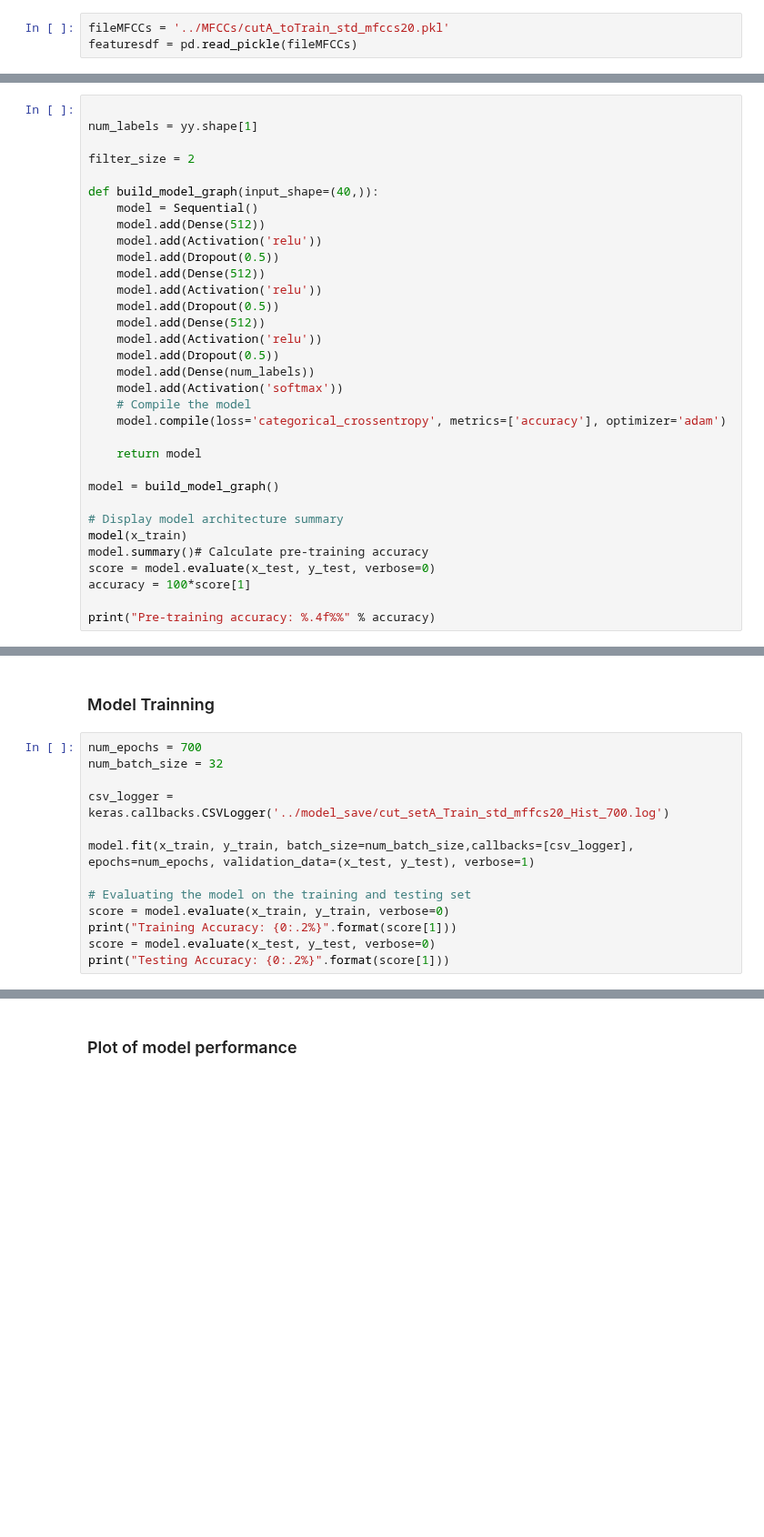
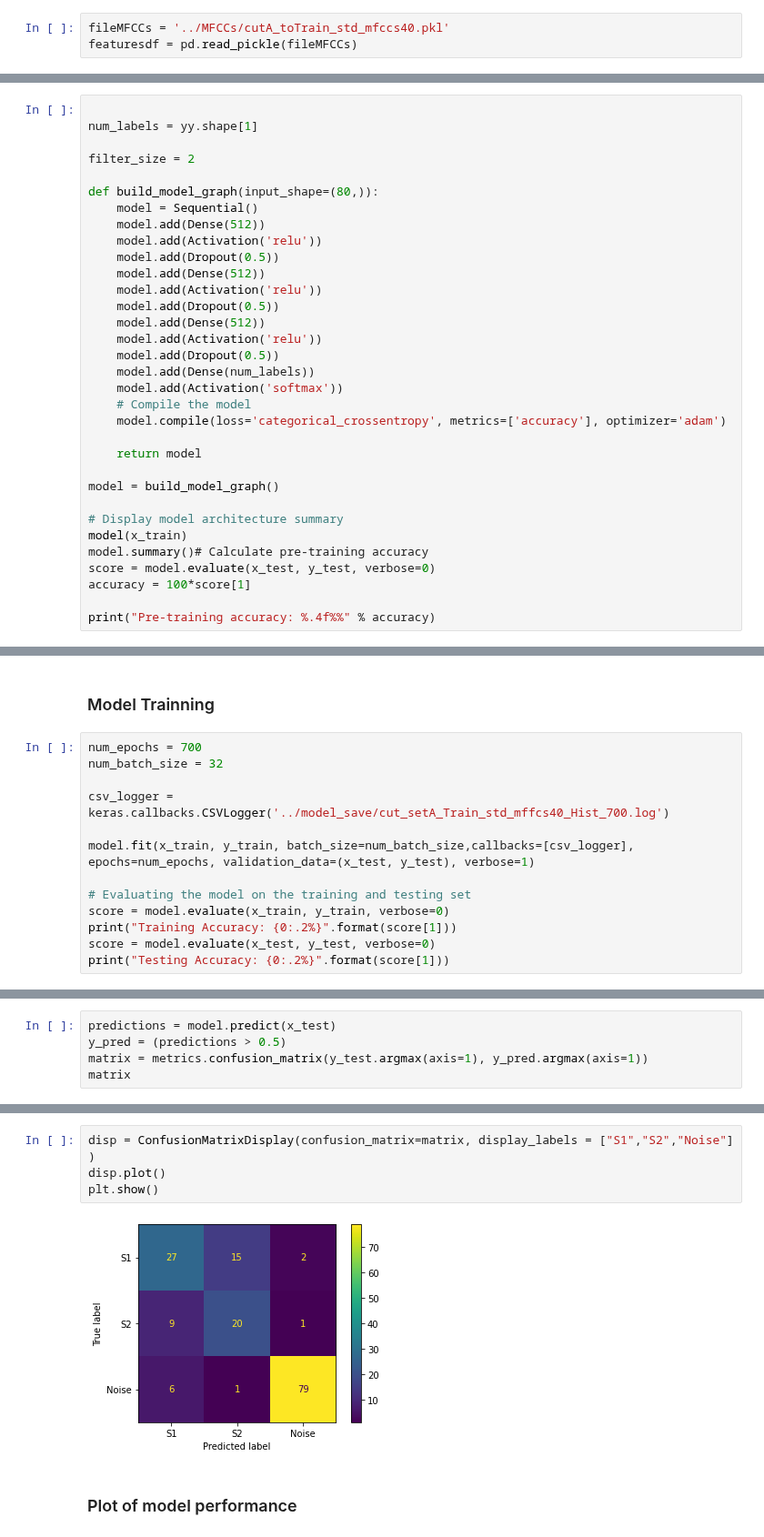
Before and after one commit to blackmountainb/taad-project, a Jupyter notebook: code/Model_Train.ipynb, the cells around one changed output, grey strips where cells are left out. Shown at 91% size. Cells and saved outputs as stored; diff of their text form; blank space fills up the shorter version.

```diff
--- a/code/Model_Train.ipynb
+++ b/code/Model_Train.ipynb
@@ -285,7 +99,7 @@ featuresdf.to_pickle('../MFCCs/cutA_toTrain_std_mfccs20.pkl')
 # %% [markdown]
 ### Load MFFCs from saved files
 # %%
-fileMFCCs = '../MFCCs/cutA_toTrain_std_mfccs20.pkl'
+fileMFCCs = '../MFCCs/cutA_toTrain_std_mfccs40.pkl'
 featuresdf = pd.read_pickle(fileMFCCs)
 # %% [markdown]
 ### Transform the data to arrays
@@ -327,7 +141,7 @@ num_labels = yy.shape[1]
 
 filter_size = 2
 
-def build_model_graph(input_shape=(40,)):
+def build_model_graph(input_shape=(80,)):
     model = Sequential()
     model.add(Dense(512))
     model.add(Activation('relu'))
@@ -378,7 +192,7 @@ Pre-training accuracy: 33.7500%
 num_epochs = 700
 num_batch_size = 32
 
-csv_logger = keras.callbacks.CSVLogger('../model_save/cut_setA_Train_std_mffcs20_Hist_700.log')
+csv_logger = keras.callbacks.CSVLogger('../model_save/cut_setA_Train_std_mffcs40_Hist_700.log')
 
 model.fit(x_train, y_train, batch_size=num_batch_size,callbacks=[csv_logger], epochs=num_epochs, validation_data=(x_test, y_test), verbose=1)
 
@@ -412,0 +228,5 @@ INFO:tensorflow:Assets written to: ../model_save/cut_setA_Train_std_mffcs20_Hist
+# %%
+predictions = model.predict(x_test)
+y_pred = (predictions > 0.5)
+matrix = metrics.confusion_matrix(y_test.argmax(axis=1), y_pred.argmax(axis=1))
+matrix
@@ -413,3 +237,9 @@ INFO:tensorflow:Assets written to: ../model_save/cut_setA_Train_std_mffcs20_Hist
+# %%
+disp = ConfusionMatrixDisplay(confusion_matrix=matrix, display_labels = ["S1","S2","Noise"] )
+disp.plot()
+plt.show()
+# %% [output]
+[figure, added]
 # %% [markdown]
 ### Plot of model performance
 # %%
```
Also changed, not shown: parts of 17 cells of this notebook, 14 other files.
